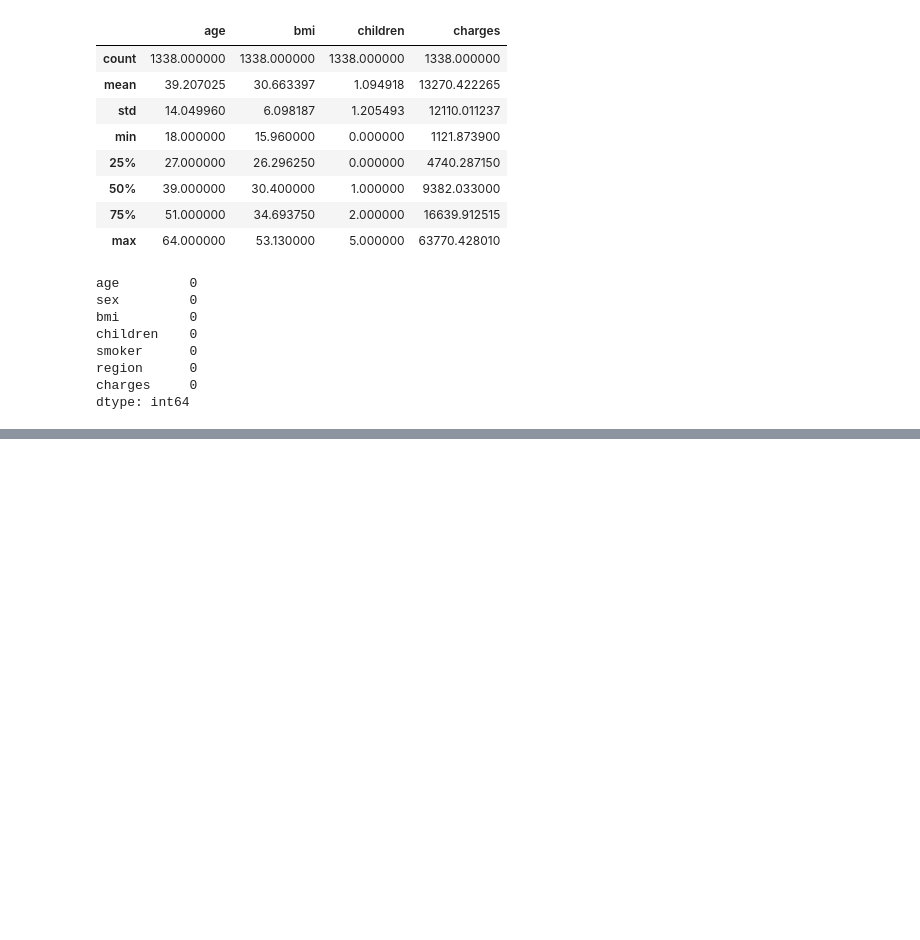
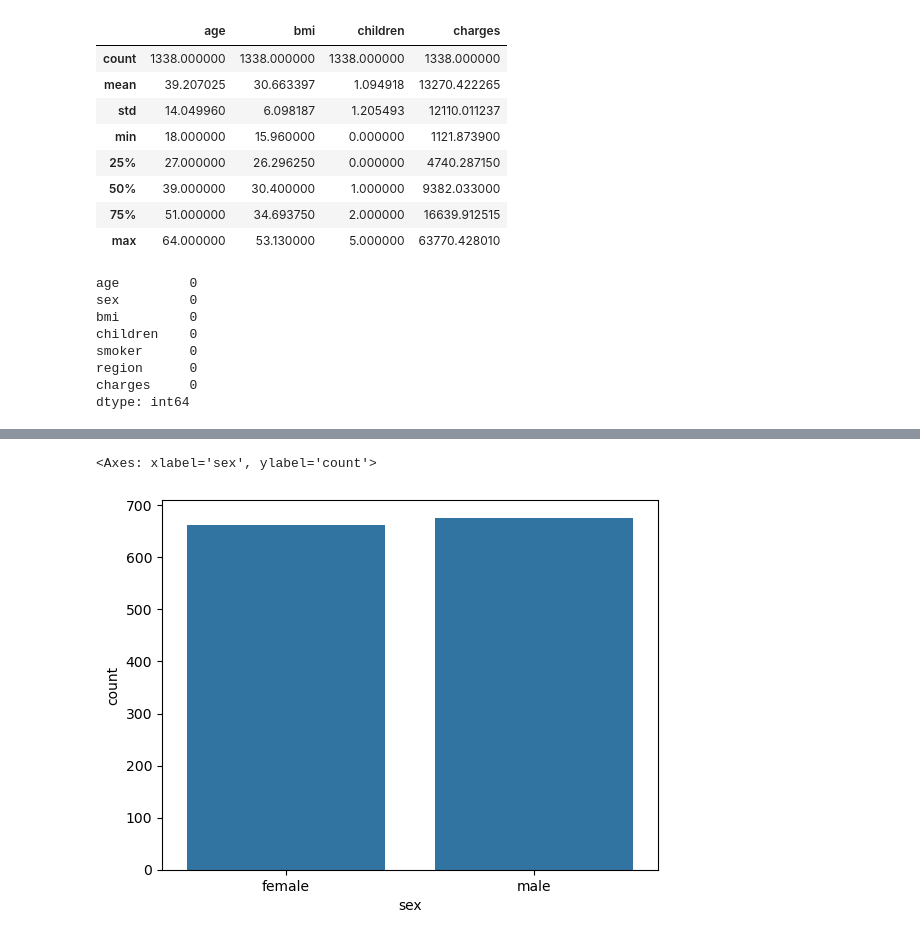
Before and after one commit to suryssss/EDA, a Jupyter notebook: predicting-charges/prediction.ipynb, the cells around one changed output, grey strips where cells are left out. Cells and saved outputs as stored; diff of their text form; code cells hidden in the pictures; blank space fills up the shorter version.

```diff
--- a/predicting-charges/prediction.ipynb
+++ b/predicting-charges/prediction.ipynb
@@ -76,0 +97,5 @@ dtype: int64
+# %%
+sns.countplot(x=df["sex"])
+# %% [output]
+<Axes: xlabel='sex', ylabel='count'>
+[figure, added]
```
Also changed, not shown: parts of 4 cells of this notebook.
